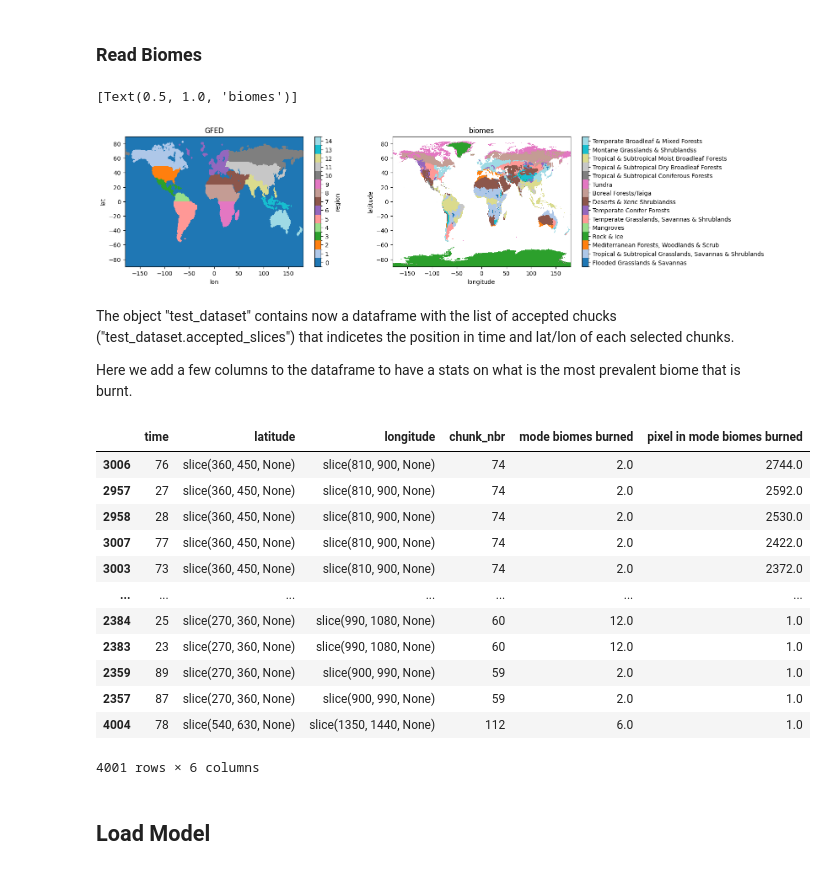
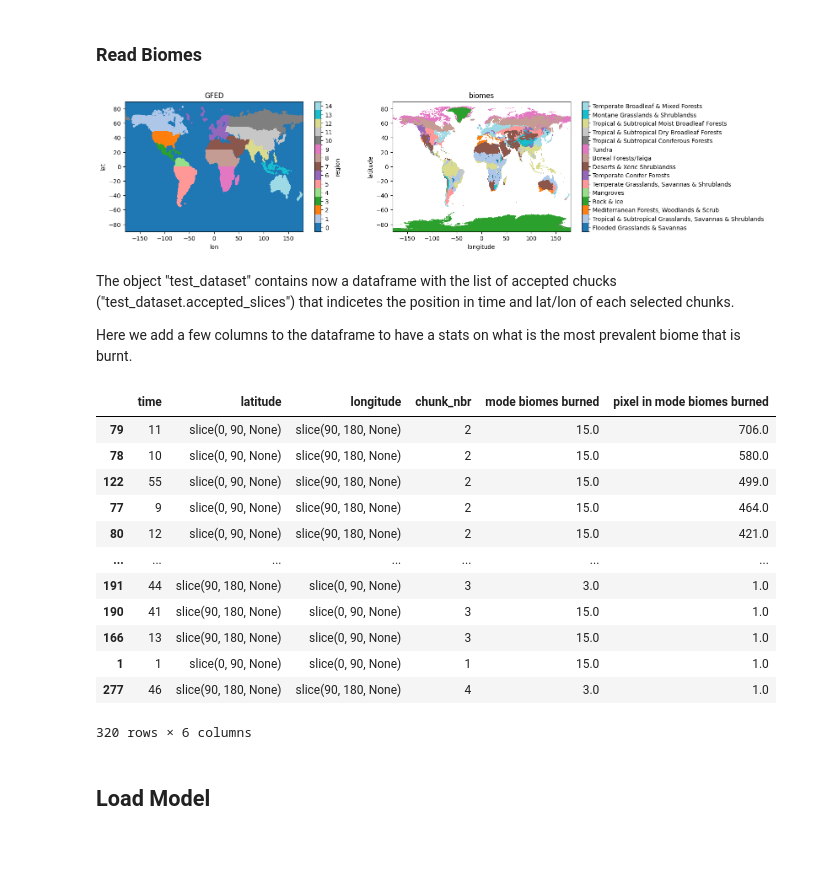
Before and after one commit to PiSchool/noa-xai-for-wildfire-forecasting, a Jupyter notebook: notebooks/binary_segmentation/GUI_Segmentation_Interpret.ipynb, the cells around one changed output. Cells and saved outputs as stored; diff of their text form; code cells hidden in the pictures.

```diff
--- a/notebooks/binary_segmentation/GUI_Segmentation_Interpret.ipynb
+++ b/notebooks/binary_segmentation/GUI_Segmentation_Interpret.ipynb
@@ -75,19 +74,19 @@ It is possible to modify this behaviour if less space is available just calling
 # biomes_file = "/content/drive/MyDrive/challenge - NOA - XAI for Wildfire Forecasting/Data/Biomes_and_GFED/biomes.nc"
 # file_global_delta1 = "/content/drive/MyDrive/challenge - NOA - XAI for Wildfire Forecasting/Models checkpoints/NEW_unet_ml_7vars_log_tp_popdens_delta1ts_GLOBAL_2001_2016.pt"
 # 2. comment this lines:
-ds = xr.open_zarr("/data/seasfire.zarr")  # the datacube must be stired in "data folder"
-file_mean_std = "/data/table_mean_std_7vars_binarysegmentation.csv"
-GFED_file = "/data/Biomes_and_GFED/GFED_basis_regions.nc"
-biomes_file = "/data/Biomes_and_GFED/biomes.nc"
+ds = xr.open_dataset("./data/raw/tiny_seasfire_europe_2019_2020_7vars.nc")  # the datacube must be stired in "data folder"
+file_mean_std = "./data/processed/table_mean_std_7vars_binarysegmentation.csv"
+GFED_file = "./data/Biomes_and_GFED/GFED_basis_regions.nc"
+biomes_file = "./data/Biomes_and_GFED/biomes.nc"
 file_global_delta1 = (
-    "/models/NEW_unet_ml_7vars_log_tp_popdens_delta1ts_GLOBAL_2001_2016.pt"
+    "./models/NEW_unet_ml_7vars_log_tp_popdens_delta1ts_GLOBAL_2001_2016.pt"
 )
 
 ## PROCESSING
 mask_water = xr.where(ds.lsm >= 0.9, 1, 0).astype(bool)
 
-ds = ds.assign(pop_dens_LOG=lambda x: np.log(1 + x["pop_dens"]))
-ds = ds.assign(tp_LOG=lambda x: np.log(1 + x["tp"]))
+# ds = ds.assign(pop_dens_LOG=lambda x: np.log(1 + x["pop_dens"]))
+# ds = ds.assign(tp_LOG=lambda x: np.log(1 + x["tp"]))
 
 variables_selected = [
     "rel_hum",
@@ -176,56 +177,57 @@ im = dd_bio.biomes.plot.imshow(
 cb = plt.colorbar(im, ticks=list(dict_biomes.keys()), spacing="proportional")
 cb.set_ticklabels(list(dict_biomes.values()))
 axs[0].set(title="GFED")
-axs[1].set(title="biomes")
+ttl = axs[1].set(title="biomes")
 # %% [output]
-[Text(0.5, 1.0, 'biomes')]
 [figure]
 # %% [markdown]
 The object "test_dataset" contains now a dataframe with the list of accepted chucks ("test_dataset.accepted_slices") that indicetes the position in time and lat/lon of each selected chunks.
 
 Here we add a few columns to the dataframe to have a stats on what is the most prevalent biome that is burnt.
 # %%
+
 %%capture --no-display
 
 
 def modefun(x, biomes):
     xc, yc = (x > 0).nonzero()
     u = biomes[xc, yc]
     u = u[~np.isnan(u)]
     return stats.mode(u, keepdims=True)
 
+dd_bio = dd_bio.sel(latitude = ds.latitude, longitude = ds.longitude)
 
 new_acc_slices = test_dataset.accepted_slices.copy()
 for kk, gp in new_acc_slices.groupby("chunk_nbr"):
     biomes = dd_bio.biomes.isel(gp[["latitude", "longitude"]].iloc[0].to_dict()).values
     y_burned = (
         test_dataset.dy.isel(gp[["latitude", "longitude"]].iloc[0].to_dict())
         .isel(time=gp.time.values)
         .values
     )
     median_vals = [float(modefun(x, biomes)[0]) for x in y_burned]
     n_pixels = [float(modefun(x, biomes)[1]) for x in y_burned]
 
     new_acc_slices.loc[gp.index, "mode biomes burned"] = median_vals
     new_acc_slices.loc[gp.index, "pixel in mode biomes burned"] = n_pixels
 new_acc_slices = new_acc_slices.sort_values(
     "pixel in mode biomes burned", ascending=False
 ).dropna(subset=["mode biomes burned"])
 new_acc_slices
 # %% [output]
 |  | time | latitude | longitude | chunk_nbr | mode biomes burned | pixel in mode biomes burned |
-| 3006 | 76 | slice(360, 450, None) | slice(810, 900, None) | 74 | 2.0 | 2744.0 |
-| 2957 | 27 | slice(360, 450, None) | slice(810, 900, None) | 74 | 2.0 | 2592.0 |
-| 2958 | 28 | slice(360, 450, None) | slice(810, 900, None) | 74 | 2.0 | 2530.0 |
-| 3007 | 77 | slice(360, 450, None) | slice(810, 900, None) | 74 | 2.0 | 2422.0 |
-| 3003 | 73 | slice(360, 450, None) | slice(810, 900, None) | 74 | 2.0 | 2372.0 |
+| 79 | 11 | slice(0, 90, None) | slice(90, 180, None) | 2 | 15.0 | 706.0 |
+| 78 | 10 | slice(0, 90, None) | slice(90, 180, None) | 2 | 15.0 | 580.0 |
+| 122 | 55 | slice(0, 90, None) | slice(90, 180, None) | 2 | 15.0 | 499.0 |
+| 77 | 9 | slice(0, 90, None) | slice(90, 180, None) | 2 | 15.0 | 464.0 |
+| 80 | 12 | slice(0, 90, None) | slice(90, 180, None) | 2 | 15.0 | 421.0 |
 | ... | ... | ... | ... | ... | ... | ... |
-| 2384 | 25 | slice(270, 360, None) | slice(990, 1080, None) | 60 | 12.0 | 1.0 |
-| 2383 | 23 | slice(270, 360, None) | slice(990, 1080, None) | 60 | 12.0 | 1.0 |
-| 2359 | 89 | slice(270, 360, None) | slice(900, 990, None) | 59 | 2.0 | 1.0 |
-| 2357 | 87 | slice(270, 360, None) | slice(900, 990, None) | 59 | 2.0 | 1.0 |
-| 4004 | 78 | slice(540, 630, None) | slice(1350, 1440, None) | 112 | 6.0 | 1.0 |
+| 191 | 44 | slice(90, 180, None) | slice(0, 90, None) | 3 | 3.0 | 1.0 |
+| 190 | 41 | slice(90, 180, None) | slice(0, 90, None) | 3 | 15.0 | 1.0 |
+| 166 | 13 | slice(90, 180, None) | slice(0, 90, None) | 3 | 15.0 | 1.0 |
+| 1 | 1 | slice(0, 90, None) | slice(0, 90, None) | 1 | 15.0 | 1.0 |
+| 277 | 46 | slice(90, 180, None) | slice(90, 180, None) | 4 | 3.0 | 1.0 |
-4001 rows × 6 columns
+320 rows × 6 columns
 # %% [markdown]
 ## Load Model
 # %%
```
Also changed, not shown: parts of 9 cells of this notebook.
